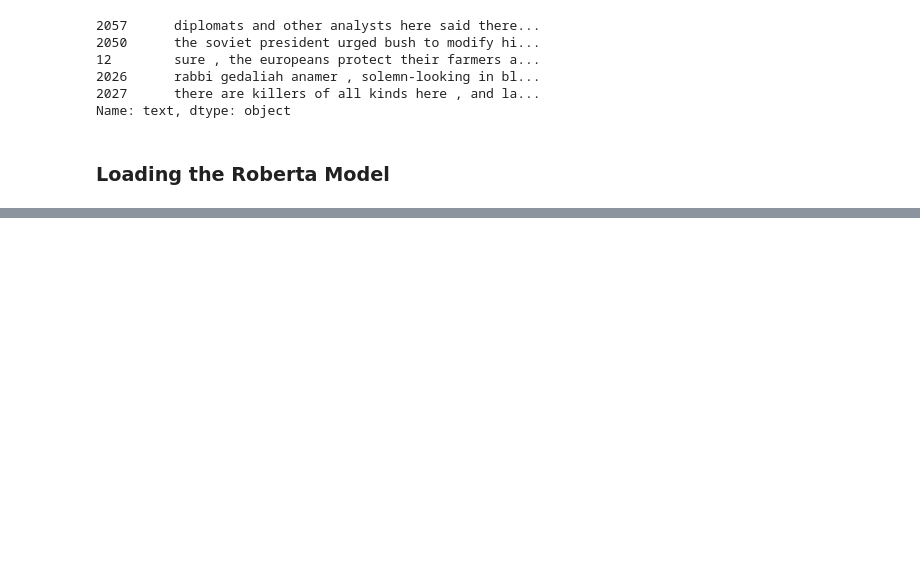
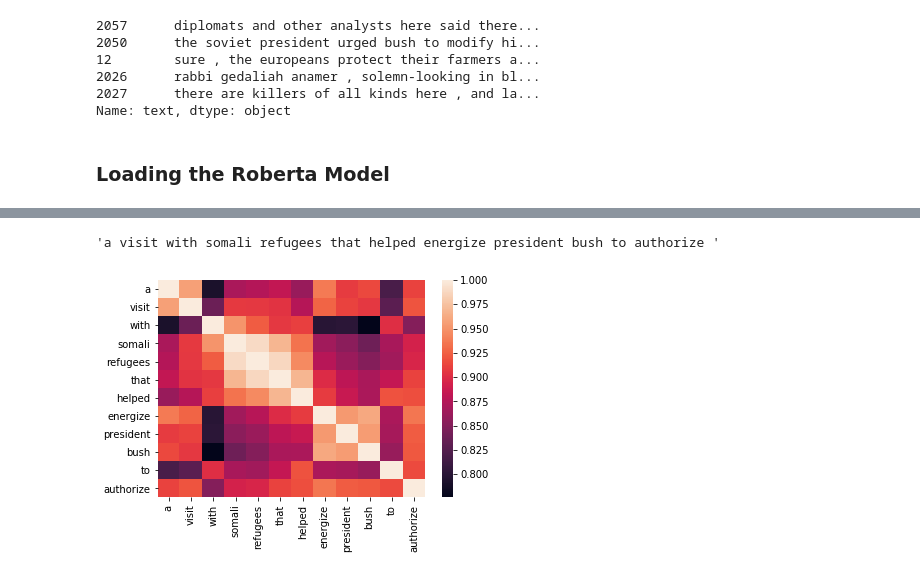
Before and after one commit to rachel-ker/Content-Analysis-2020, a Jupyter notebook: week-8/8-Deep-Neural-Nets-and-Text.ipynb, the cells around one changed output, grey strips where cells are left out. Cells and saved outputs as stored; diff of their text form; code cells hidden in the pictures; blank space fills up the shorter version.

Commit message:
done w ex4, model still running for ex3

```diff
--- a/week-8/8-Deep-Neural-Nets-and-Text.ipynb
+++ b/week-8/8-Deep-Neural-Nets-and-Text.ipynb
@@ -2350,0 +2362,5 @@ visualise_diffs(text, refugee2015_model_embedding, refugee2015_tokenizer)
+# %%
+text = df_raw['text'][123][13352:13430]
+text
+# %% [output]
+'a visit with somali refugees that helped energize president bush to authorize '
@@ -2350,0 +2369,8 @@ visualise_diffs(text, refugee2015_model_embedding, refugee2015_tokenizer)
+# %%
+refugee1990_model_embedding = RobertaModel.from_pretrained('output_refugee_1990')
+# %%
+refugee1990_tokenizer = RobertaTokenizer.from_pretrained('output_refugee_1990')
+# %%
+visualise_diffs(text, refugee1990_model_embedding, refugee1990_tokenizer)
+# %% [output]
+[figure, added]
```
Also changed, not shown: parts of 14 cells of this notebook.
